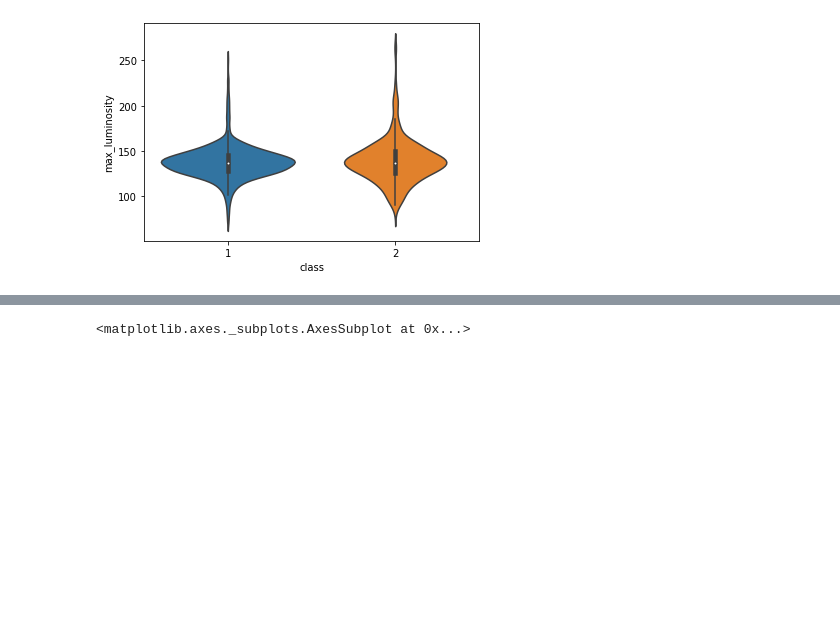
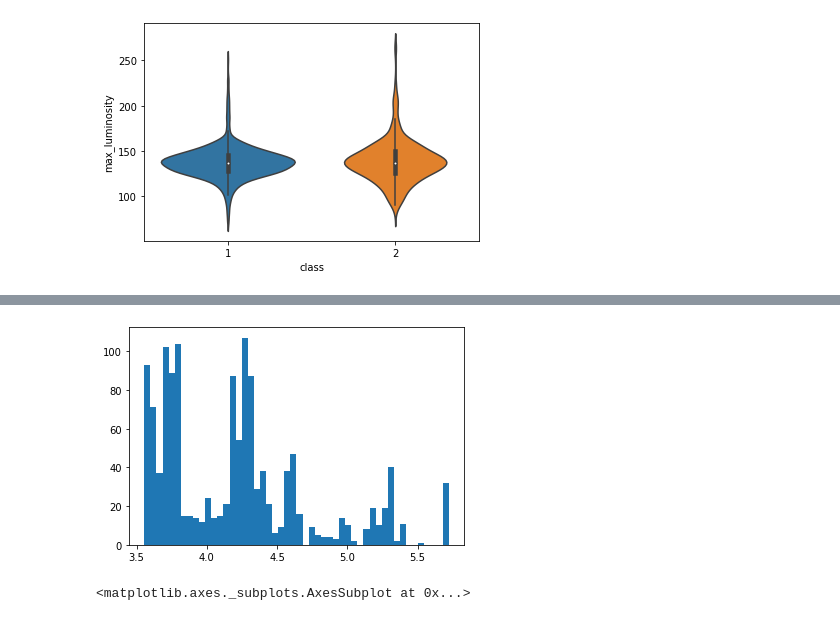
Before and after one commit to gautamnaik1994/GlassQualityPrediction, a Jupyter notebook: main.ipynb, the cells around one changed output, grey strips where cells are left out. Cells and saved outputs as stored; diff of their text form; code cells hidden in the pictures; blank space fills up the shorter version.

```diff
--- a/main.ipynb
+++ b/main.ipynb
@@ -164,3 +171,7 @@ train["thickness"].hist(bins=50)
+# %%
+plt.hist(np.log(train["thickness"]), bins=50);
+# %% [output]
+[figure, added]
 # %%
 sns.violinplot(y="thickness",data=train, x="class")
 # %% [output]
```
Also changed, not shown: parts of 47 cells of this notebook.
